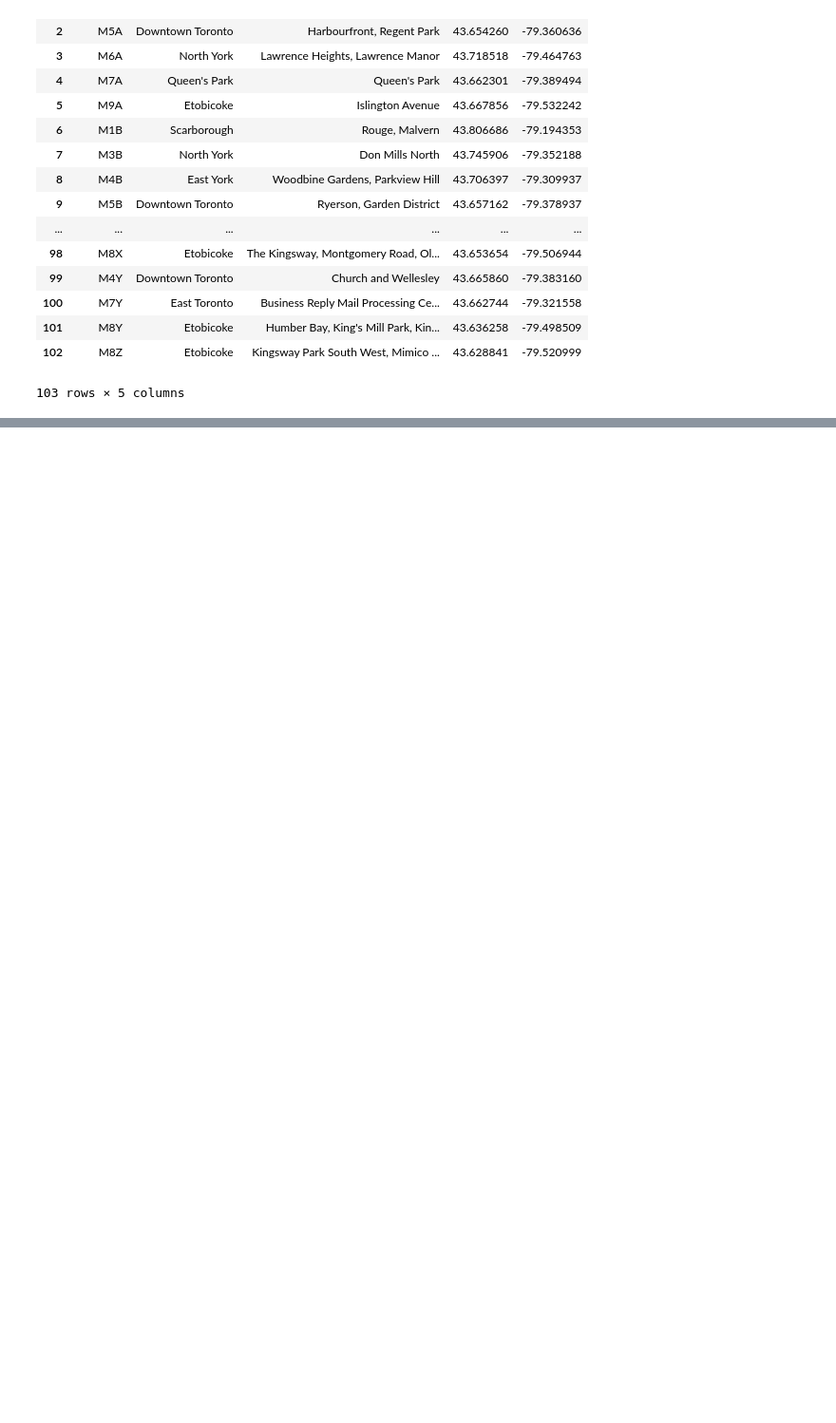
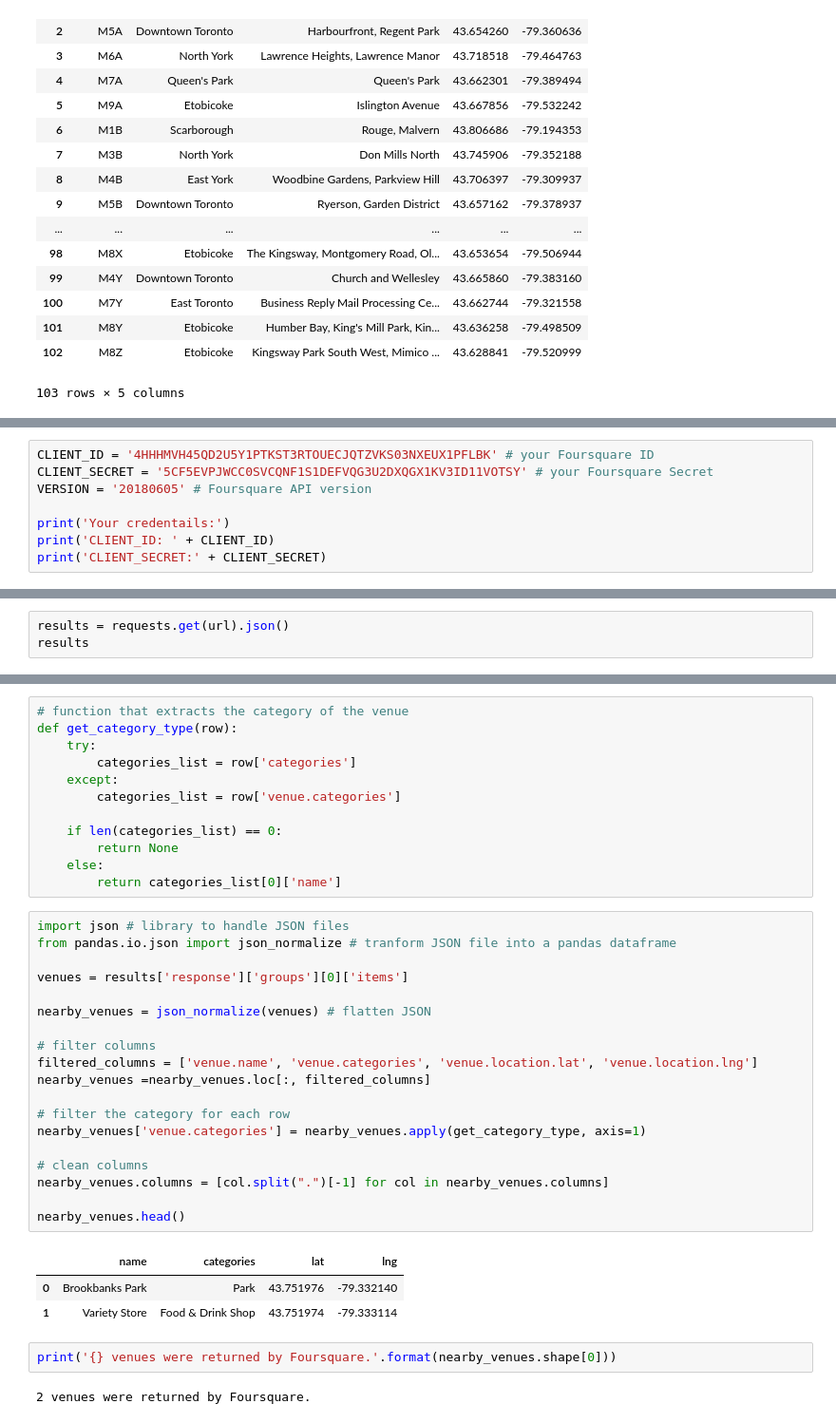
Before and after one commit to ismaelrodj/github-example, a Jupyter notebook: Coursera 9 Clustering.ipynb, the cells around one changed output, grey strips where cells are left out. Shown at 95% size. Saved outputs shown, nothing was run; the diff lists cells and outputs as text; blank space fills up the shorter version.

```diff
--- a/Coursera 9 Clustering.ipynb
+++ b/Coursera 9 Clustering.ipynb
@@ -88,0 +252,8 @@ df
+# %%
+CLIENT_ID = '4HHHMVH45QD2U5Y1PTKST3RTOUECJQTZVKS03NXEUX1PFLBK' # your Foursquare ID
+CLIENT_SECRET = '5CF5EVPJWCC0SVCQNF1S1DEFVQG3U2DXQGX1KV3ID11VOTSY' # your Foursquare Secret
+VERSION = '20180605' # Foursquare API version
+
+print('Your credentails:')
+print('CLIENT_ID: ' + CLIENT_ID)
+print('CLIENT_SECRET:' + CLIENT_SECRET)
@@ -88,0 +279,3 @@ df
+# %%
+results = requests.get(url).json()
+results
@@ -88,0 +300,39 @@ df
+# %%
+# function that extracts the category of the venue
+def get_category_type(row):
+    try:
+        categories_list = row['categories']
+    except:
+        categories_list = row['venue.categories']
+
+    if len(categories_list) == 0:
+        return None
+    else:
+        return categories_list[0]['name']
+# %%
+import json # library to handle JSON files
+from pandas.io.json import json_normalize # tranform JSON file into a pandas dataframe
+
+venues = results['response']['groups'][0]['items']
+
+nearby_venues = json_normalize(venues) # flatten JSON
+
+# filter columns
+filtered_columns = ['venue.name', 'venue.categories', 'venue.location.lat', 'venue.location.lng']
+nearby_venues =nearby_venues.loc[:, filtered_columns]
+
+# filter the category for each row
+nearby_venues['venue.categories'] = nearby_venues.apply(get_category_type, axis=1)
+
+# clean columns
+nearby_venues.columns = [col.split(".")[-1] for col in nearby_venues.columns]
+
+nearby_venues.head()
+# %% [output]
+|  | name | categories | lat | lng |
+| 0 | Brookbanks Park | Park | 43.751976 | -79.332140 |
+| 1 | Variety Store | Food & Drink Shop | 43.751974 | -79.333114 |
+# %%
+print('{} venues were returned by Foursquare.'.format(nearby_venues.shape[0]))
+# %% [output]
+2 venues were returned by Foursquare.
```
Also changed, not shown: parts of 44 cells of this notebook.
